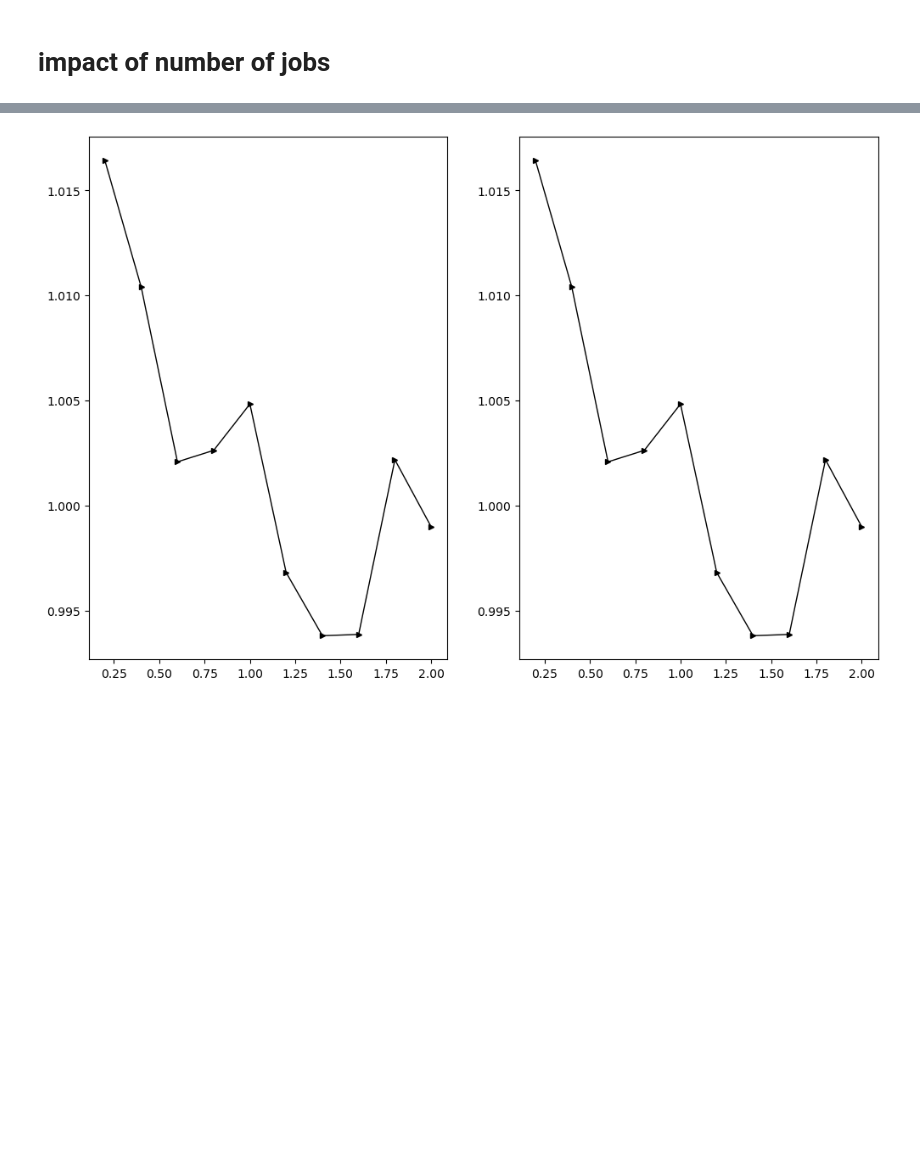
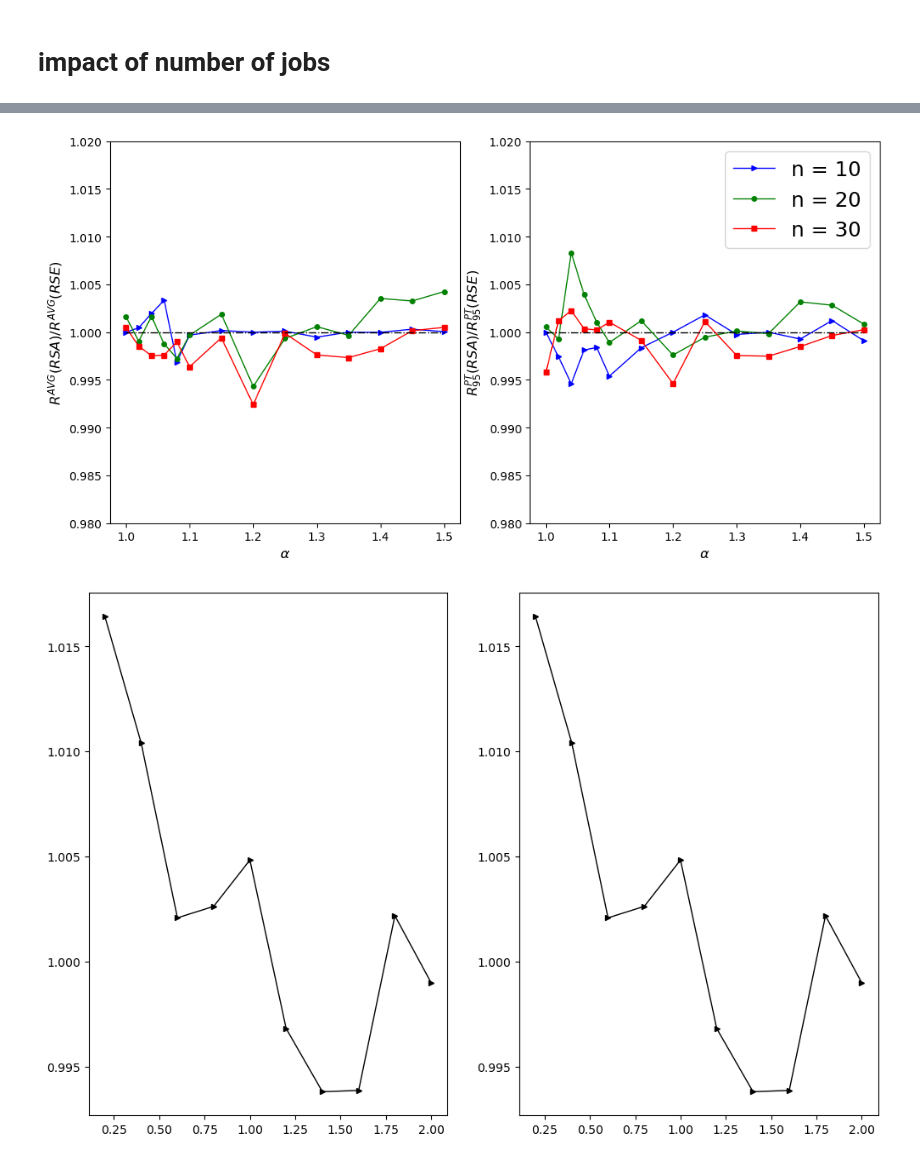
Before and after one commit to xunzhang-sjtu/Robust_scheduling_with_release_time, a Jupyter notebook: results.ipynb, the cells around one changed output, grey strips where cells are left out. Cells and saved outputs as stored; diff of their text form; code cells hidden in the pictures; blank space fills up the shorter version.

```diff
--- a/results.ipynb
+++ b/results.ipynb
@@ -6,7 +6,6 @@ import pathlib
 import pickle
 import matplotlib.pyplot as plt
 import copy
-project_path = '/Users/zhangxun/data/robust_scheduling/det_release/release_range_RS/'
 # %% [markdown]
 # Parameters
 # %%
@@ -389,0 +332,3 @@ pd.DataFrame(rst_quan95).to_csv( '/Users/zhangxun/data/robust_scheduling/det_rel
+# %%
+instances = 5
+# range_c = [0]
@@ -389,0 +374,16 @@ pd.DataFrame(rst_quan95).to_csv( '/Users/zhangxun/data/robust_scheduling/det_rel
+# %%
+rst_det = pd.DataFrame()
+rst_saa = pd.DataFrame()
+rst_mm = pd.DataFrame()
+rst_affine = pd.DataFrame()
+rst_exact = pd.DataFrame()
+metric_name = 'time_arr'
+for i in range(len(N_all)):
+    n = N_all[i]
+    file_path1 = file_path + 'n='+str(n) + '/'
+    rst_det[n] = load_results(instances,file_path1,'sol_det.pkl')[metric_name]
+    rst_saa[n] = load_results(instances,file_path1,'sol_saa.pkl')[metric_name]
+    rst_affine[n] = load_wass_results(instances,range_c,file_path1,'sol_wass_vns.pkl')[metric_name][:,0]
+    if n < 40:
+        rst_exact[n] = load_wass_results(instances,range_c,file_path1,'sol_wass_exact.pkl')[metric_name][:,0]
+        rst_mm[n] = load_results(instances,file_path1,'sol_mom.pkl')[metric_name]
@@ -390,3 +497,50 @@ pd.DataFrame(rst_quan95).to_csv( '/Users/zhangxun/data/robust_scheduling/det_rel
+# %%
+ms = 4
+lw = 1
+
+fig,ax = plt.subplots(1,2,figsize=(12, 6))
+index = 0
+affine_color_set = ['b','g','r']
+exact_color_set = ['r','m','k']
+
+affine_shape_set = ['->','-o','-s']
+exact_shape_set = ['-.>','-.o','-.s']
+for i in range(len(N_all)):
+        name1 = 'n = '+str(N_all[i])
+        # name2 = 'Exact:'+str(N_all[i])
+        # print('i=',i)
+        ax[0].plot(range_c,ratio_affine_avg[i]/ratio_exact_avg[i],affine_shape_set[i],color = affine_color_set[i],markersize=ms,linewidth = lw,label=name1)
+        ax[1].plot(range_c,ratio_affine_quan95[i]/ratio_exact_quan95[i],affine_shape_set[i],color = affine_color_set[i],markersize=ms,linewidth = lw,label=name1)
+        # ax[0].plot(range_c,ratio_exact_avg[i],exact_shape_set[i],color = exact_color_set[i],markersize=ms,linewidth = lw,label=name2)
+        # ax[1].plot(range_c,ratio_exact_quan95[i],exact_shape_set[i],color = exact_color_set[i],markersize=ms,linewidth = lw,label=name2)
+
+ax[0].plot(range_c,np.ones(len(range_c)),'-.',color = 'k',markersize=ms,linewidth = lw)
+ax[1].plot(range_c,np.ones(len(range_c)),'-.',color = 'k',markersize=ms,linewidth = lw)
+
+
+ax[0].set_ylim(0.98,1.02)
+ax[1].set_ylim(0.98,1.02)
+ax[0].set_ylabel(r'$R^{AVG}(RSA)/R^{AVG}(RSE)$',fontsize = 12)
+ax[1].set_ylabel(r'$R^{PT}_{95}(RSA)/R^{PT}_{95}(RSE)$',fontsize = 12)
+ax[0].set_xlabel(r'$\alpha$',fontsize = 12)
+ax[1].set_xlabel(r'$\alpha$',fontsize = 12)
+
+# ax[0,0].set_title(r'Out-of-sample CVaR comparison when $S=63$')
+# ax[0,1].set_title(r'Out-of-sample CVaR comparison when $S=126$')
+# plt.xticks(fontsize=16)
+# plt.yticks(fontsize=16)
+
+ax[1].legend(loc='upper right',fontsize = 18)
+plt.subplots_adjust(hspace=0.2,wspace=0.3)
+
+# ax[0,1].legend(loc=2,fontsize = 12, bbox_to_anchor=(1.05,1),borderaxespad = 0.)     ##设置ax4中legend的位置，将其放在图外
+fig_name = 'Exact_vs_Affine.pdf'
+plt.subplots_adjust(wspace =0.2, hspace =0.3)#调整子图间距
+plt.savefig(file_path + fig_name, bbox_inches='tight') # 保存成PDF放大后不失真（默认保存在了当前文件夹下）
+
+plt.show()
+# %% [output]
+[figure, added]
 # %%
 ms = 4
 lw = 1
```
Also changed, not shown: parts of 40 cells of this notebook, 4 other files.
